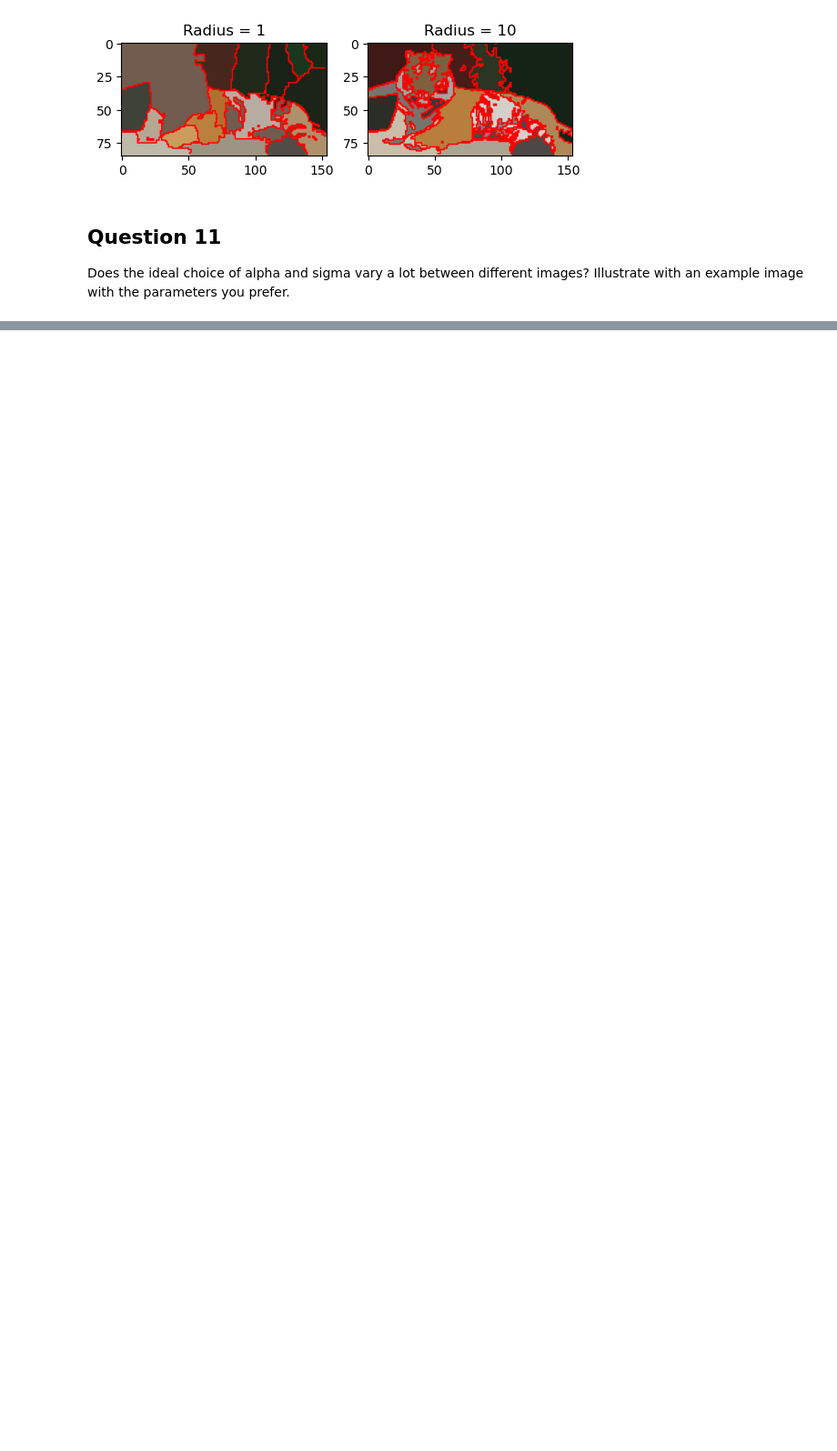
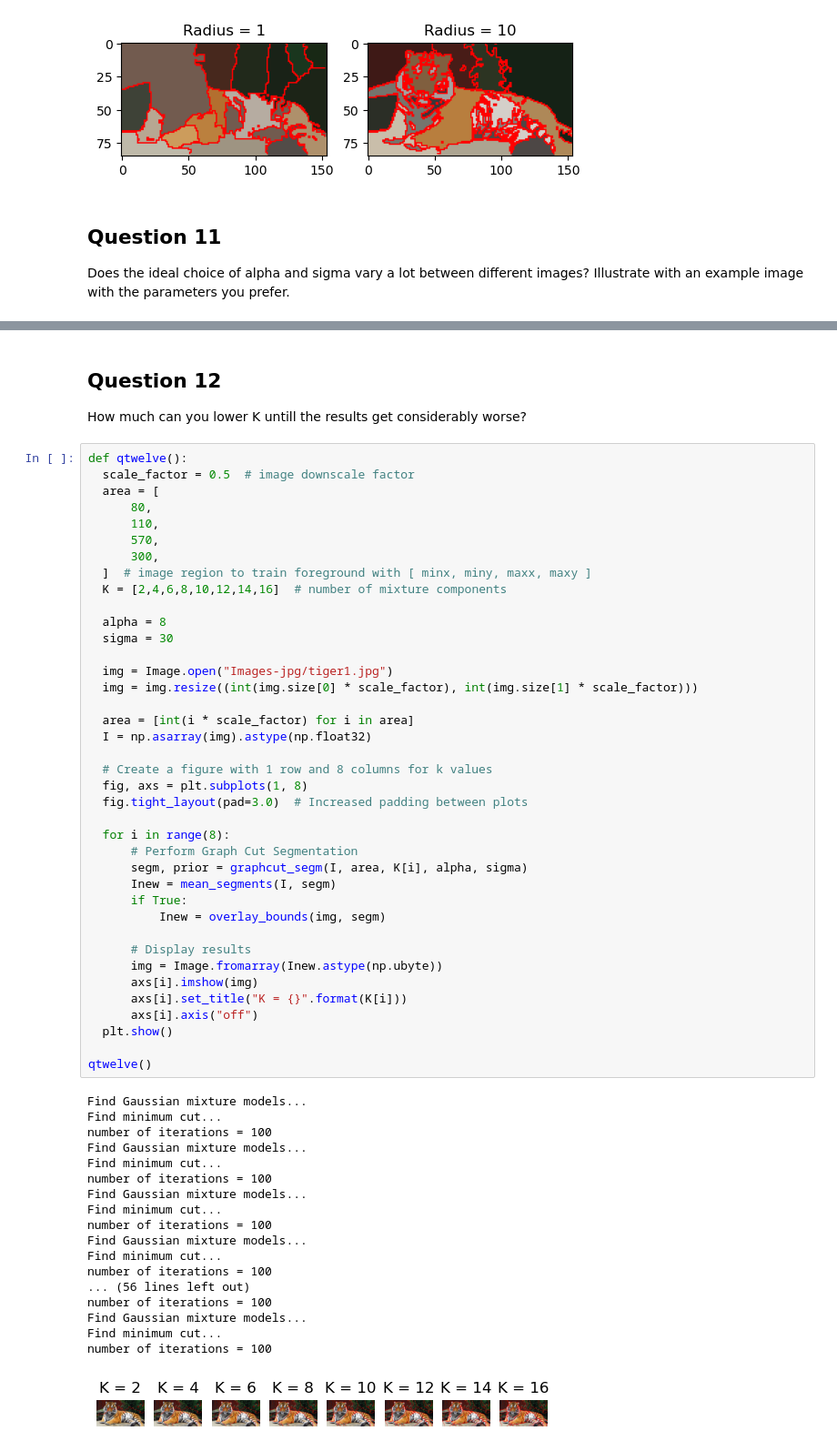
Before and after one commit to RakinAli/Computer-Vision-course, a Jupyter notebook: Labs/Lab 3/Rakin/main.ipynb, the cells around one changed output, grey strips where cells are left out. Shown at 91% size. Saved outputs shown, nothing was run; the diff lists cells and outputs as text; blank space fills up the shorter version.

```diff
--- a/Labs/Lab 3/Rakin/main.ipynb
+++ b/Labs/Lab 3/Rakin/main.ipynb
@@ -633,0 +645,61 @@ number of iterations = 100
+# %% [markdown]
+## Question 12
+How much can you lower K untill the results get considerably worse?
+# %%
+def qtwelve():
+  scale_factor = 0.5  # image downscale factor
+  area = [
+      80,
+      110,
+      570,
+      300,
+  ]  # image region to train foreground with [ minx, miny, maxx, maxy ]
+  K = [2,4,6,8,10,12,14,16]  # number of mixture components
+
+  alpha = 8
+  sigma = 30
+
+  img = Image.open("Images-jpg/tiger1.jpg")
+  img = img.resize((int(img.size[0] * scale_factor), int(img.size[1] * scale_factor)))
+
+  area = [int(i * scale_factor) for i in area]
+  I = np.asarray(img).astype(np.float32)
+
+  # Create a figure with 1 row and 8 columns for k values
+  fig, axs = plt.subplots(1, 8)
+  fig.tight_layout(pad=3.0)  # Increased padding between plots
+
+  for i in range(8):
+      # Perform Graph Cut Segmentation
+      segm, prior = graphcut_segm(I, area, K[i], alpha, sigma)
+      Inew = mean_segments(I, segm)
+      if True:
+          Inew = overlay_bounds(img, segm)
+
+      # Display results
+      img = Image.fromarray(Inew.astype(np.ubyte))
+      axs[i].imshow(img)
+      axs[i].set_title("K = {}".format(K[i]))
+      axs[i].axis("off")
+  plt.show()
+
+qtwelve()
+# %% [output]
+Find Gaussian mixture models...
+Find minimum cut...
+number of iterations = 100
+Find Gaussian mixture models...
+Find minimum cut...
+number of iterations = 100
+Find Gaussian mixture models...
+Find minimum cut...
+number of iterations = 100
+Find Gaussian mixture models...
+Find minimum cut...
+number of iterations = 100
+... (56 lines left out)
+number of iterations = 100
+Find Gaussian mixture models...
+Find minimum cut...
+number of iterations = 100
+[figure, added]
```
Also changed, not shown: parts of 5 cells of this notebook, 2 other files.
